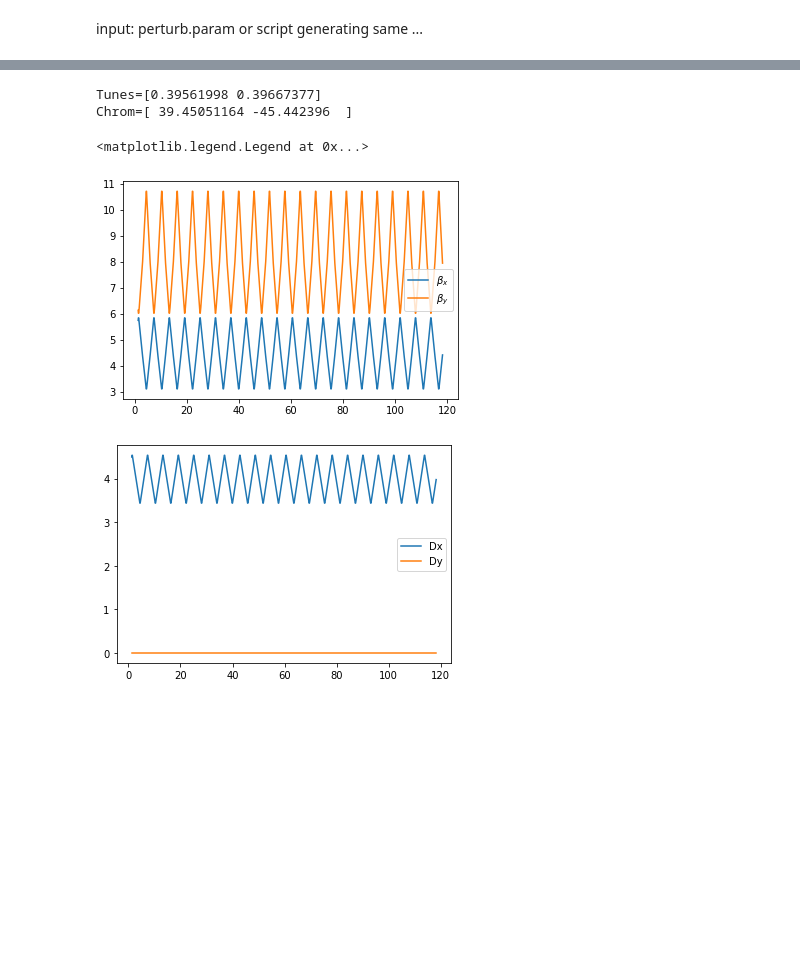
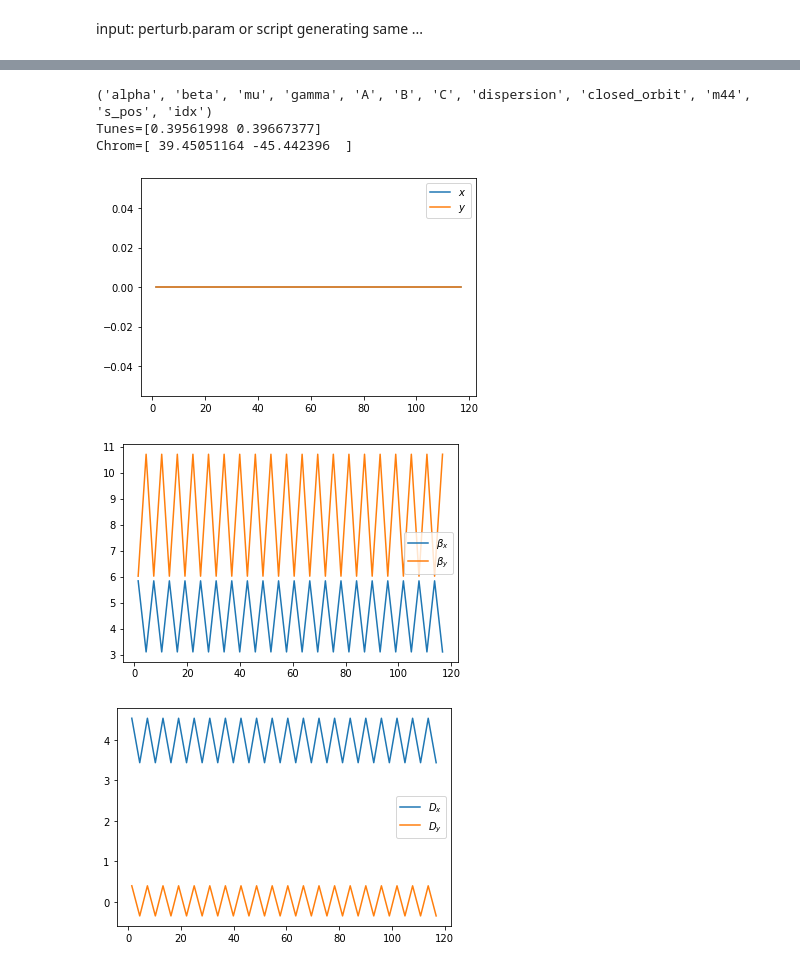
Before and after one commit to iagapov/pyat-loco, a Jupyter notebook: fodo_loco/fodo_loco_at.ipynb, the cells around one changed output, grey strips where cells are left out. Drawn from its saved outputs; the diff is of its cells as text; code cells hidden in the pictures; blank space fills up the shorter version.

Commit message:
Updates on plotting the optics, creating the response matrices and simulating the perturbed machine (1st_cell_at) (modified files: loco + fodo_loco_at)

```diff
--- a/fodo_loco/fodo_loco_at.ipynb
+++ b/fodo_loco/fodo_loco_at.ipynb
@@ -35,6 +34,15 @@ Failed to import elegant utils; elegant engine will not work properly
 import at
 from at import atpass
 from at import elements
+from at import get_refpts
+from at.load import load_mat
+from matplotlib import pyplot as plt
+import at.plot
+import numpy as np
+from pylab import *
+
+
+
 
 B1H = elements.Bend('B1H', 1.3, 0.314159265358979323, 0, EntranceAngle=0, ExitAngle=0)
 
@@ -100,46 +108,62 @@ B1H, CXY03, DD, BPM, QF,SF,QS, DD, B1H, B1H, CXY04, DD, BPM, QD, DD, B1H,
 B1H, CXY05, DD, BPM, QF,SF,QS, DD, B1H, B1H, CXY06, DD, BPM, QD, DD, B1H,
 B1H, CXY07, DD, BPM, QF,SF,QS, DD, B1H, B1H, CXY08, DD, BPM, QD, DD, B1H,
 B1H, CXY09, DD, BPM, QF,SF,QS, DD, B1H, B1H, CXY10, DD, BPM, QD, DD, B1H,
 B1H, CXY11, DD, BPM, QF,SF,QS, DD, B1H, B1H, CXY12, DD, BPM, QD, DD, B1H,
 B1H, CXY13, DD, BPM, QF,SF,QS, DD, B1H, B1H, CXY14, DD, BPM, QD, DD, B1H,
 B1H, CXY15, DD, BPM, QF,SF,QS, DD, B1H, B1H, CXY16, DD, BPM, QD, DD, B1H,
 B1H, CXY17, DD, BPM, QF,SF,QS, DD, B1H, B1H, CXY18, DD, BPM, QD, DD, B1H,
 B1H, CXY19, DD, BPM, QF,SF,QS, DD, B1H, B1H, CXY20, DD, BPM, QD, DD, B1H,
 B1H, CXY21, DD, BPM, QF,SF,QS, DD, B1H, B1H, CXY22, DD, BPM, QD, DD, B1H,
 B1H, CXY23, DD, BPM, QF,SF,QS, DD, B1H, B1H, CXY24, DD, BPM, QD, DD, B1H,
 B1H, CXY25, DD, BPM, QF,SF,QS, DD, B1H, B1H, CXY26, DD, BPM, QD, DD, B1H,
 B1H, CXY27, DD, BPM, QF,SF,QS, DD, B1H, B1H, CXY28, DD, BPM, QD, DD, B1H,
 B1H, CXY29, DD, BPM, QF,SF,QS, DD, B1H, B1H, CXY30, DD, BPM, QD, DD, B1H,
 B1H, CXY31, DD, BPM, QF,SF,QS, DD, B1H, B1H, CXY32, DD, BPM, QD, DD, B1H,
 B1H, CXY33, DD, BPM, QF,SF,QS, DD, B1H, B1H, CXY34, DD, BPM, QD, DD, B1H,
 B1H, CXY35, DD, BPM, QF,SF,QS, DD, B1H, B1H, CXY36, DD, BPM, QD, DD, B1H,
 B1H, CXY37, DD, BPM, QF,SF,QS, DD, B1H, B1H, CXY38, DD, BPM, QD, DD, B1H,
 B1H, CXY39, DD, BPM, QF,SF,QS, DD, B1H, B1H, CXY40, DD, BPM, QD, DD, B1H, m0]
 
 
+
 ring=at.Lattice(ring, energy=1)
 
+bpm_indexes = get_refpts(ring, 'BPM*')
+lindata0, tune, chrom, lindata = ring.linopt(get_chrom=True, refpts=bpm_indexes)
+print(lindata.dtype.names)
+s_pos = lindata['s_pos']
+closed_orbit=lindata['closed_orbit']
+closed_orbitx=lindata['closed_orbit'][:,0]
+closed_orbity=lindata['closed_orbit'][:,1]
+betax = lindata['beta'][:,0]
+betay = lindata['beta'][:,1]
+dispersionx = lindata['dispersion'][:,0]
+dispersiony = lindata['dispersion'][:,1]
 
-opt = at.linopt(ring,refpts=np.arange(1,len(ring)),get_chrom=True)
-
-tune  = opt[1]
-chrom = opt[2]
-tws = opt[3] # optics functions
 
 print(f"Tunes={tune}")
 print(f"Chrom={chrom}")
+fig, ax = plt.subplots()
+ax.plot(s_pos, closed_orbitx)
+ax.plot(s_pos, closed_orbity)
+ax.legend([r'$x$',r'$y$'])
+plt.show()
 
-from pylab import *
-p1,=plt.plot(tws.s_pos,tws.beta[:,0])
-p2,=plt.plot(tws.s_pos,tws.beta[:,1])
-plt.legend([p1,p2],[r'$\beta_x$',r'$\beta_y$'])
-plt.figure()
-p1,=plt.plot(tws.s_pos,tws.dispersion[:,0])
-p2,=plt.plot(tws.s_pos,tws.dispersion[:,2])
-plt.legend([p1,p2],['Dx','Dy'])
+fig, ax = plt.subplots()
+ax.plot(s_pos, betax)
+ax.plot(s_pos, betay)
+ax.legend([r'$\beta_x$',r'$\beta_y$'])
+plt.show()
+
+fig, ax = plt.subplots()
+ax.plot(s_pos, dispersionx)
+ax.plot(s_pos, dispersiony)
+ax.legend([r'$D_x$',r'$D_y$'])
+plt.show()
 # %% [output]
+('alpha', 'beta', 'mu', 'gamma', 'A', 'B', 'C', 'dispersion', 'closed_orbit', 'm44', 's_pos', 'idx')
 Tunes=[0.39561998 0.39667377]
 Chrom=[ 39.45051164 -45.442396  ]
-<matplotlib.legend.Legend at 0x...>
-[figure, old version]
+[figure, new version]
-[figure, old version]
+[figure, new version]
+[figure, added]
```
Also changed, not shown: parts of 6 cells of this notebook, 1 other file.
